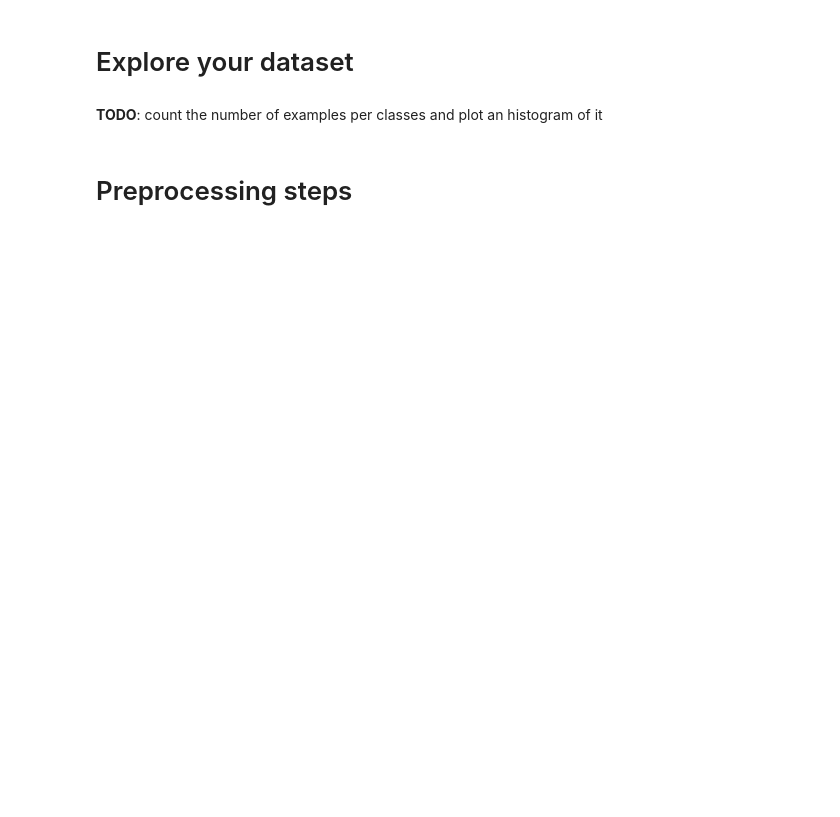
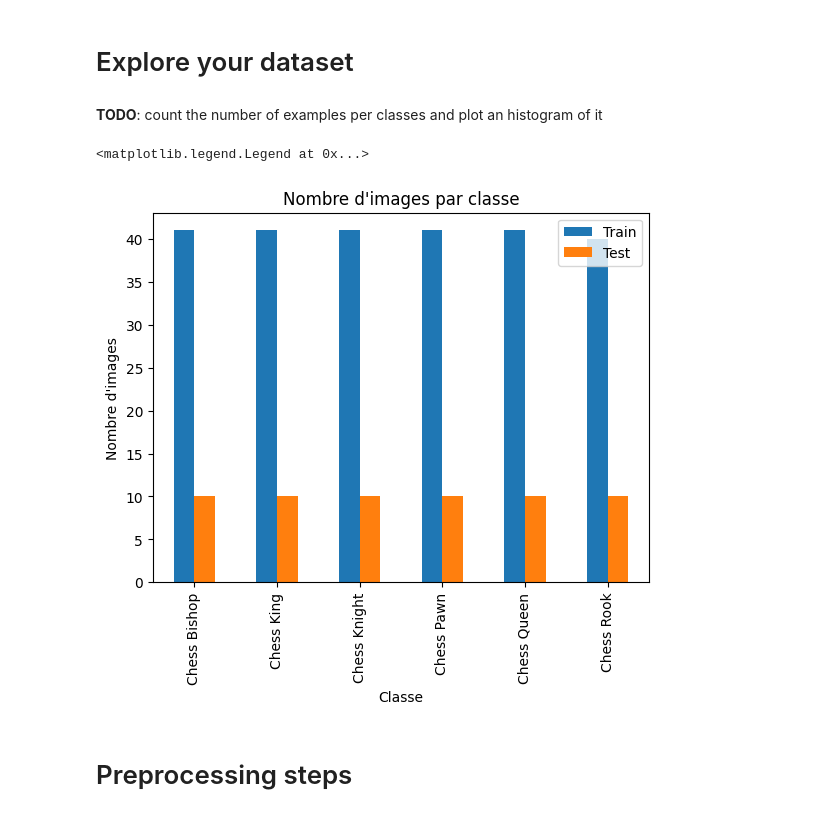
Before and after one commit to mvitoriacoliveira/ARN-Labo5, a Jupyter notebook: TransferLearning_part2.ipynb, the cells around one changed output. Cells and saved outputs as stored; diff of their text form; code cells hidden in the pictures; blank space fills up the shorter version.

```diff
--- a/TransferLearning_part2.ipynb
+++ b/TransferLearning_part2.ipynb
@@ -30,0 +97,3 @@ test_df = create_dataframe_from_directories("dataset_test")
+# %%
+test_df = create_dataframe_from_directories(TEST_DATASET_PATH)
+test_df
@@ -37,6 +143,20 @@ LABEL_NAMES
 # Explore your dataset
 # %% [markdown]
 **TODO**: count the number of examples per classes and plot an histogram of it
+# %%
+def create_histogram(train, test):
+    df1 = train.groupby('label').count()
+    df2 = test.groupby('label').count()
+    df = pd.merge(df1, df2, on='label')
+
+    return df.plot.bar(title="Nombre d'images par classe",
+                       xlabel='Classe',
+                       ylabel="Nombre d'images").legend(["Train", "Test"])
+# %%
+create_histogram(train_df, test_df)
+# %% [output]
+<matplotlib.legend.Legend at 0x...>
+[figure, added]
 # %% [markdown]
 # Preprocessing steps
 # %%
```
Also changed, not shown: parts of 11 cells of this notebook.
